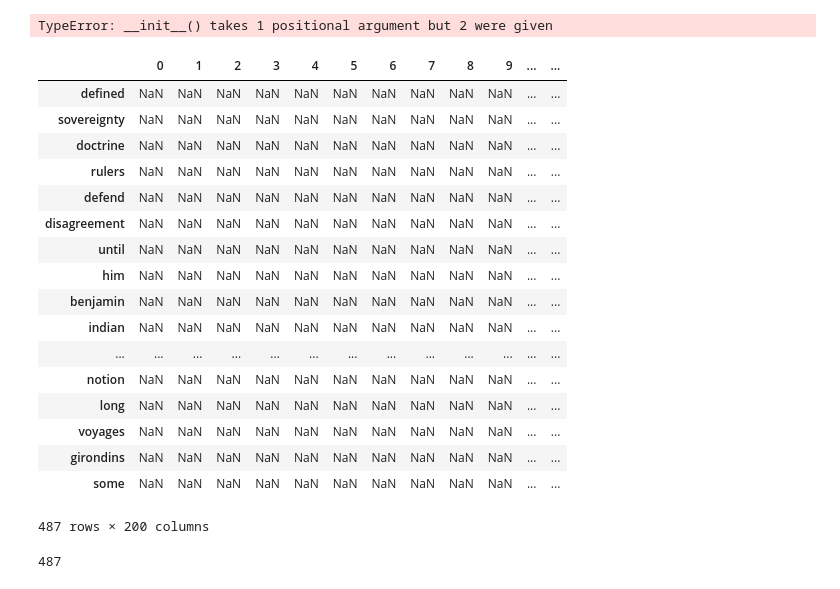
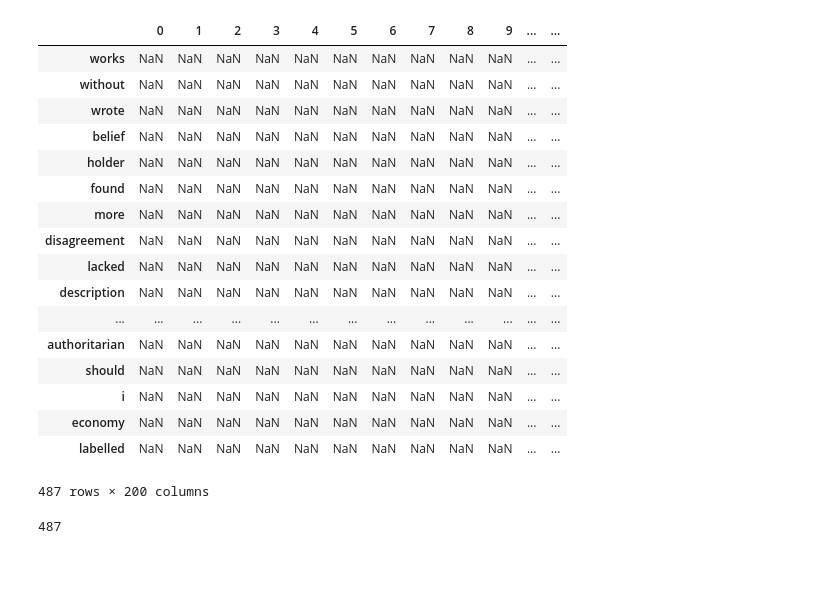
Before and after one commit to Eric-Kim-HY/2017_datascience_korea_univ, a Jupyter notebook: word2vec/practice.ipynb, the cells around one changed output. Cells and saved outputs as stored; diff of their text form; code cells hidden in the pictures.

```diff
--- a/word2vec/practice.ipynb
+++ b/word2vec/practice.ipynb
@@ -38,26 +14,3 @@ FreqDist({'a': 16,
-# %%
-nltk.probability.ProbDistI(freqdist)
-# %% [output]
-TypeError: __init__() takes 1 positional argument but 2 were given
 # %%
 # build standard word matrix
-pd.DataFrame(index = set(tokens),columns=range(200))
+dd = pd.DataFrame(index = set(tokens),columns=range(200))
-# %% [output]
-|  | 0 | 1 | 2 | 3 | 4 | 5 | 6 | 7 | 8 | 9 | ... | ... |
-| defined | NaN | NaN | NaN | NaN | NaN | NaN | NaN | NaN | NaN | NaN | ... | ... |
-| sovereignty | NaN | NaN | NaN | NaN | NaN | NaN | NaN | NaN | NaN | NaN | ... | ... |
-| doctrine | NaN | NaN | NaN | NaN | NaN | NaN | NaN | NaN | NaN | NaN | ... | ... |
-| rulers | NaN | NaN | NaN | NaN | NaN | NaN | NaN | NaN | NaN | NaN | ... | ... |
-| defend | NaN | NaN | NaN | NaN | NaN | NaN | NaN | NaN | NaN | NaN | ... | ... |
-| disagreement | NaN | NaN | NaN | NaN | NaN | NaN | NaN | NaN | NaN | NaN | ... | ... |
-| until | NaN | NaN | NaN | NaN | NaN | NaN | NaN | NaN | NaN | NaN | ... | ... |
-| him | NaN | NaN | NaN | NaN | NaN | NaN | NaN | NaN | NaN | NaN | ... | ... |
-| benjamin | NaN | NaN | NaN | NaN | NaN | NaN | NaN | NaN | NaN | NaN | ... | ... |
-| indian | NaN | NaN | NaN | NaN | NaN | NaN | NaN | NaN | NaN | NaN | ... | ... |
-| ... | ... | ... | ... | ... | ... | ... | ... | ... | ... | ... | ... | ... |
-| notion | NaN | NaN | NaN | NaN | NaN | NaN | NaN | NaN | NaN | NaN | ... | ... |
-| long | NaN | NaN | NaN | NaN | NaN | NaN | NaN | NaN | NaN | NaN | ... | ... |
-| voyages | NaN | NaN | NaN | NaN | NaN | NaN | NaN | NaN | NaN | NaN | ... | ... |
-| girondins | NaN | NaN | NaN | NaN | NaN | NaN | NaN | NaN | NaN | NaN | ... | ... |
-| some | NaN | NaN | NaN | NaN | NaN | NaN | NaN | NaN | NaN | NaN | ... | ... |
-487 rows × 200 columns
@@ -64,3 +19,24 @@ pd.DataFrame(index = set(tokens),columns=range(200))
+# %%
+pd.read_csv('ddd.csv', header= 0, index_col = 0)
+# %% [output]
+|  | 0 | 1 | 2 | 3 | 4 | 5 | 6 | 7 | 8 | 9 | ... | ... |
+| works | NaN | NaN | NaN | NaN | NaN | NaN | NaN | NaN | NaN | NaN | ... | ... |
+| without | NaN | NaN | NaN | NaN | NaN | NaN | NaN | NaN | NaN | NaN | ... | ... |
+| wrote | NaN | NaN | NaN | NaN | NaN | NaN | NaN | NaN | NaN | NaN | ... | ... |
+| belief | NaN | NaN | NaN | NaN | NaN | NaN | NaN | NaN | NaN | NaN | ... | ... |
+| holder | NaN | NaN | NaN | NaN | NaN | NaN | NaN | NaN | NaN | NaN | ... | ... |
+| found | NaN | NaN | NaN | NaN | NaN | NaN | NaN | NaN | NaN | NaN | ... | ... |
+| more | NaN | NaN | NaN | NaN | NaN | NaN | NaN | NaN | NaN | NaN | ... | ... |
+| disagreement | NaN | NaN | NaN | NaN | NaN | NaN | NaN | NaN | NaN | NaN | ... | ... |
+| lacked | NaN | NaN | NaN | NaN | NaN | NaN | NaN | NaN | NaN | NaN | ... | ... |
+| description | NaN | NaN | NaN | NaN | NaN | NaN | NaN | NaN | NaN | NaN | ... | ... |
+| ... | ... | ... | ... | ... | ... | ... | ... | ... | ... | ... | ... | ... |
+| authoritarian | NaN | NaN | NaN | NaN | NaN | NaN | NaN | NaN | NaN | NaN | ... | ... |
+| should | NaN | NaN | NaN | NaN | NaN | NaN | NaN | NaN | NaN | NaN | ... | ... |
+| i | NaN | NaN | NaN | NaN | NaN | NaN | NaN | NaN | NaN | NaN | ... | ... |
+| economy | NaN | NaN | NaN | NaN | NaN | NaN | NaN | NaN | NaN | NaN | ... | ... |
+| labelled | NaN | NaN | NaN | NaN | NaN | NaN | NaN | NaN | NaN | NaN | ... | ... |
+487 rows × 200 columns
 # %%
 len(set(tokens))
 # %% [output]
```
Also changed, not shown: parts of 3 cells of this notebook, 3 other files.
